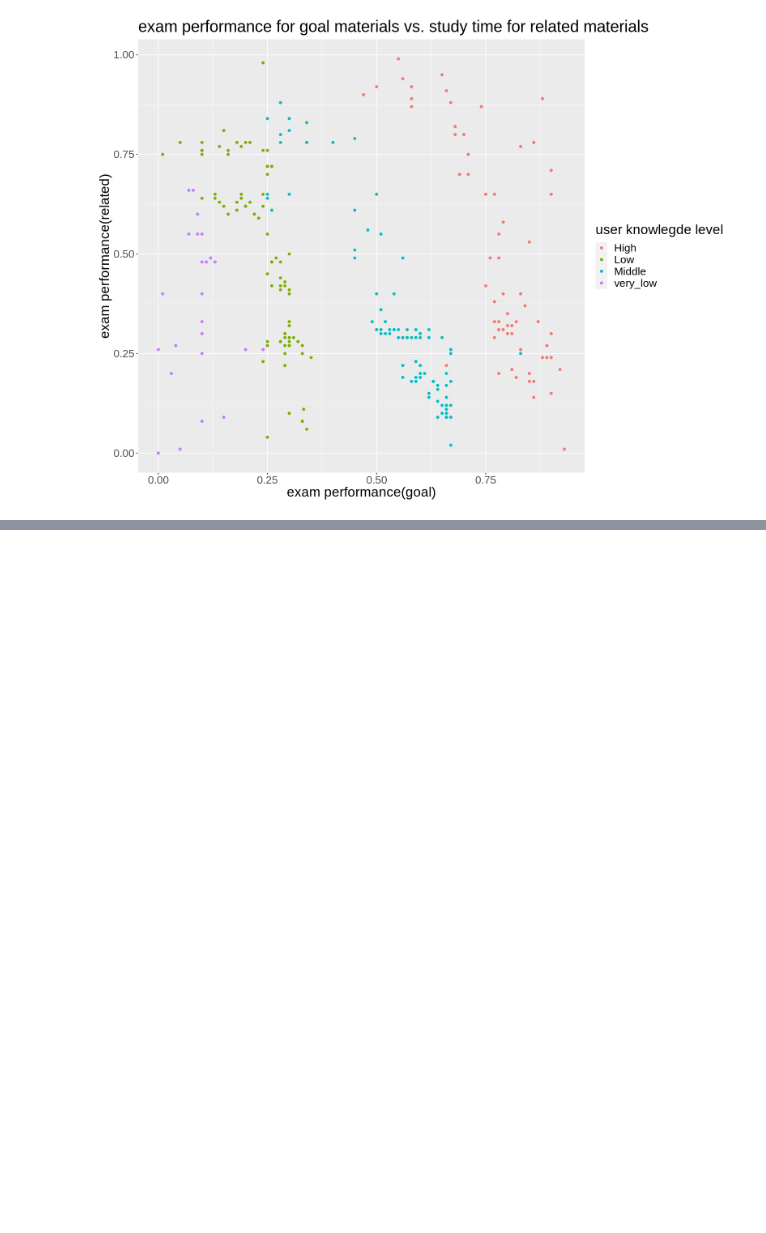
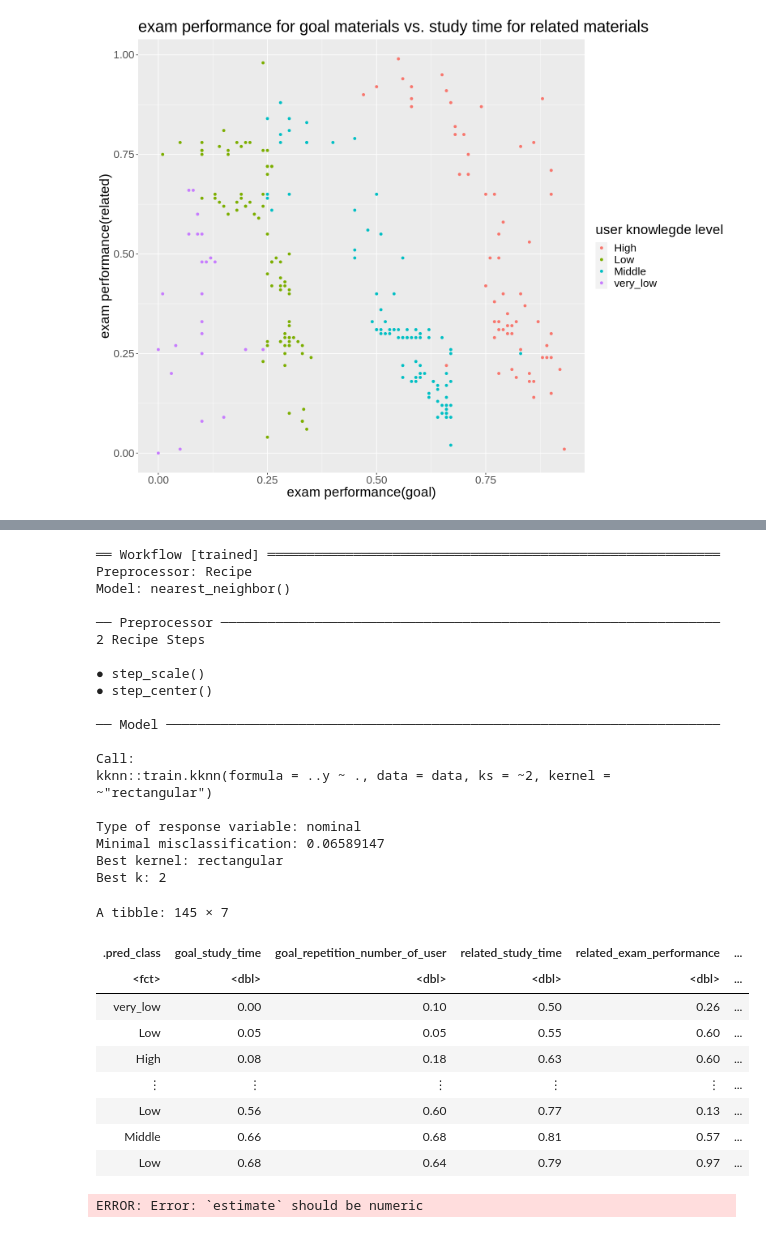
Before and after one commit to AmyChen354/Group-Project, a Jupyter notebook: project proposal.ipynb, the cells around one changed output, grey strips where cells are left out. Drawn from its saved outputs; the diff is of its cells as text; code cells hidden in the pictures; blank space fills up the shorter version.

```diff
--- a/project proposal.ipynb
+++ b/project proposal.ipynb
@@ -154,0 +205,61 @@ plot
+# %%
+#Build model with the best K-value
+
+set.seed(2)
+
+bestk_spec <- nearest_neighbor(weight_func = "rectangular", neighbor = 2) %>%
+set_engine("kknn") %>%
+set_mode("classification")
+
+bestk_fit <- workflow() %>%
+add_recipe(knowledge_recipe) %>%
+add_model(bestk_spec) %>%
+fit(data = training_data_tidy)
+
+bestk_fit
+
+#Finally, using testing data set to predict
+
+bestk_predictions <- predict(bestk_fit, testing_data_tidy) %>%
+bind_cols(testing_data_tidy)
+
+bestk_predictions
+
+bestk_metrics <- bestk_predictions %>%
+metrics(truth = user_knowledge, estimate = .pred_class)
+
+bestk_conf_mat <- bestk_predictions %>%
+conf_mat(truth = user_knowledge, estimate = .pred_class)
+
+bestk_conf_mat
+# %% [output]
+══ Workflow [trained] ══════════════════════════════════════════════════════════
+Preprocessor: Recipe
+Model: nearest_neighbor()
+
+── Preprocessor ────────────────────────────────────────────────────────────────
+2 Recipe Steps
+
+● step_scale()
+● step_center()
+
+── Model ───────────────────────────────────────────────────────────────────────
+
+Call:
+kknn::train.kknn(formula = ..y ~ ., data = data, ks = ~2, kernel = ~"rectangular")
+
+Type of response variable: nominal
+Minimal misclassification: 0.06589147
+Best kernel: rectangular
+Best k: 2
+A tibble: 145 × 7
+| .pred_class | goal_study_time | goal_repetition_number_of_user | related_study_time | related_exam_performance | ... |
+| <fct> | <dbl> | <dbl> | <dbl> | <dbl> | ... |
+| very_low | 0.00 | 0.10 | 0.50 | 0.26 | ... |
+| Low | 0.05 | 0.05 | 0.55 | 0.60 | ... |
+| High | 0.08 | 0.18 | 0.63 | 0.60 | ... |
+| ⋮ | ⋮ | ⋮ | ⋮ | ⋮ | ... |
+| Low | 0.56 | 0.60 | 0.77 | 0.13 | ... |
+| Middle | 0.66 | 0.68 | 0.81 | 0.57 | ... |
+| Low | 0.68 | 0.64 | 0.79 | 0.97 | ... |
+ERROR: Error: `estimate` should be numeric
```
Also changed, not shown: parts of 2 cells of this notebook.
